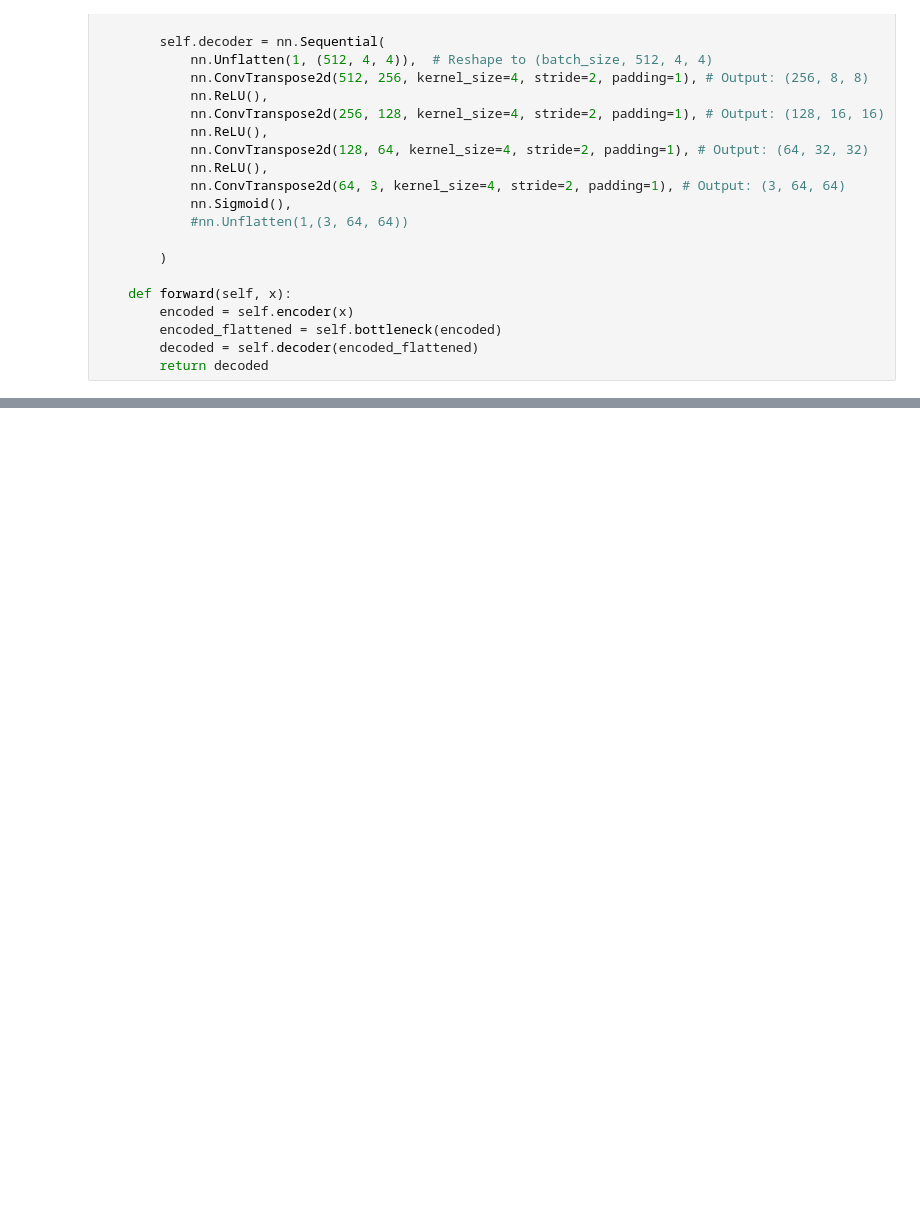
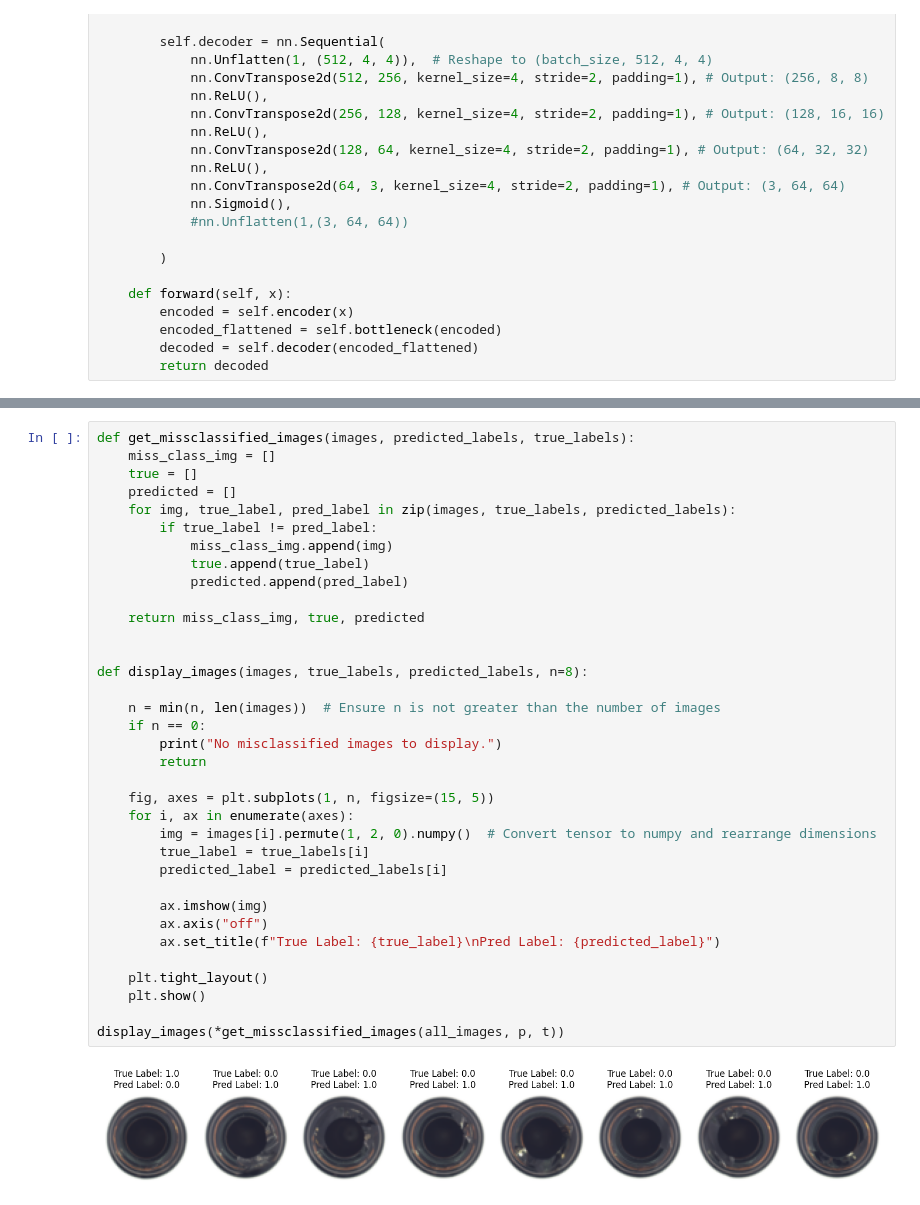
Before and after one commit to xZenshin/Anomaly-Detection, a Jupyter notebook: Anomaly_Detector_3000.ipynb, the cells around one changed output, grey strips where cells are left out. Drawn from its saved outputs; the diff is of its cells as text; blank space fills up the shorter version.

```diff
--- a/Anomaly_Detector_3000.ipynb
+++ b/Anomaly_Detector_3000.ipynb
@@ -454,0 +451,37 @@ they both suck wtf
+# %%
+def get_missclassified_images(images, predicted_labels, true_labels):
+    miss_class_img = []
+    true = []
+    predicted = []
+    for img, true_label, pred_label in zip(images, true_labels, predicted_labels):
+        if true_label != pred_label:
+            miss_class_img.append(img)
+            true.append(true_label)
+            predicted.append(pred_label)
+
+    return miss_class_img, true, predicted
+
+
+def display_images(images, true_labels, predicted_labels, n=8):
+
+    n = min(n, len(images))  # Ensure n is not greater than the number of images
+    if n == 0:
+        print("No misclassified images to display.")
+        return
+
+    fig, axes = plt.subplots(1, n, figsize=(15, 5))
+    for i, ax in enumerate(axes):
+        img = images[i].permute(1, 2, 0).numpy()  # Convert tensor to numpy and rearrange dimensions
+        true_label = true_labels[i]
+        predicted_label = predicted_labels[i]
+
+        ax.imshow(img)
+        ax.axis("off")
+        ax.set_title(f"True Label: {true_label}\nPred Label: {predicted_label}")
+
+    plt.tight_layout()
+    plt.show()
+
+display_images(*get_missclassified_images(all_images, p, t))
+# %% [output]
+[figure, added]
```
Also changed, not shown: parts of 6 cells of this notebook.
